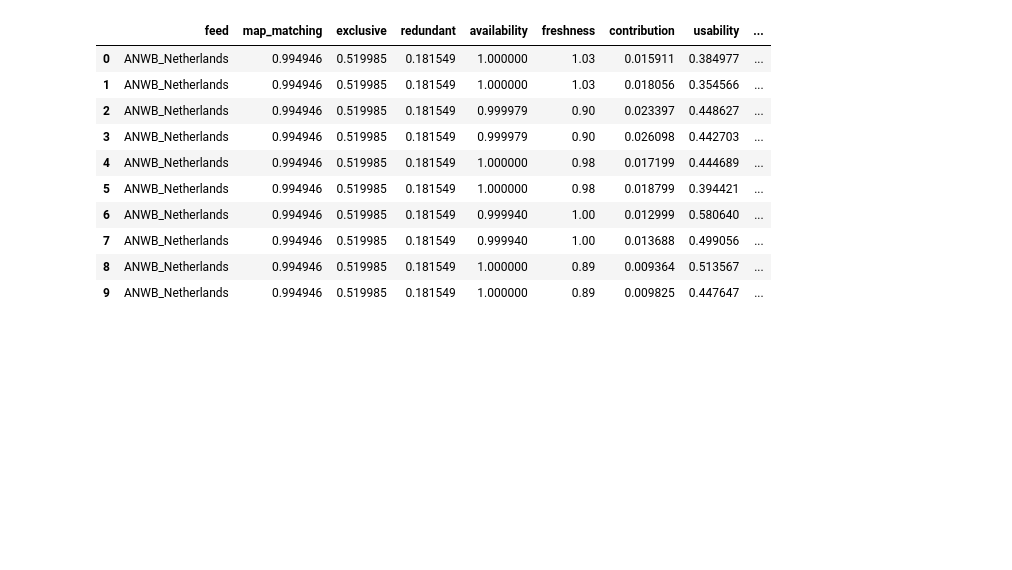
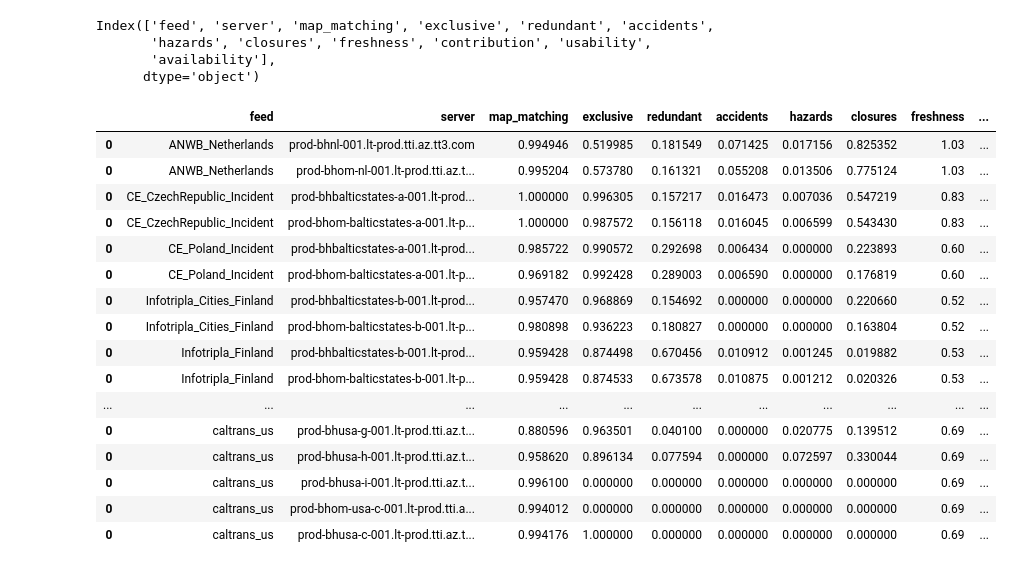
Before and after one commit to ArjanFaber-TomTom/Provider_Classification_System_Development, a Jupyter notebook: Providers_Classification.ipynb, the cells around one changed output. Cells and saved outputs as stored; diff of their text form; code cells hidden in the pictures; blank space fills up the shorter version.

```diff
--- a/Providers_Classification.ipynb
+++ b/Providers_Classification.ipynb
@@ -12,8 +12,8 @@ data_path = "./Data_Providers/"
 df_providers_class_content = pd.read_csv(data_path + 'content_overview_new_202509.csv')
 df_providers_class_service = pd.read_csv(data_path + 'service_overview_new_202509.csv')
 # %%
-df_providers_class_content = df_providers_class_content.dropna()
-df_providers_class_service = df_providers_class_service.dropna()
+df_providers_class_content = df_providers_class_content[df_providers_class_content.columns[0:-1]].dropna()
+df_providers_class_service = df_providers_class_service[df_providers_class_service.columns[0:-1]].dropna()
 # %%
 print(df_providers_class_content.describe()), print(df_providers_class_service.describe())
 # %% [output]
@@ -37,0 +74,30 @@ max               1.000000
+# %%
+df_new = pd.DataFrame()
+
+row = []
+
+for i in range(len(df_providers_class_service)):
+    for j in range(len(df_providers_class_content)):
+        if df_providers_class_content["instance"][j][0:-1] in df_providers_class_service.loc[i, "server"] and df_providers_class_content["feed"][j] == df_providers_class_service["feed"][i] and df_providers_class_content["date"][j] == df_providers_class_service["date"][i]:
+
+            # build row
+            row = {
+                "feed": df_providers_class_service.loc[i, "feed"],
+                "server": df_providers_class_service.loc[i, "server"],
+                "map_matching": df_providers_class_content.loc[j, "map_matching"],
+                "exclusive": df_providers_class_content.loc[j, "exclusive"],
+                "redundant": df_providers_class_content.loc[j, "redundant"],
+                "accidents": df_providers_class_service.loc[i, "accidents"],
+                "hazards": df_providers_class_service.loc[i, "hazards"],
+                "closures": df_providers_class_service.loc[i, "closures"],
+                "freshness": df_providers_class_service.loc[i, "freshness"],
+                "contribution": df_providers_class_service.loc[i, "contribution"],
+                "usability": df_providers_class_service.loc[i, "usability"],
+                "availability": df_providers_class_service.loc[i, "availability"],
+
+            }
+            row = pd.DataFrame([row])
+            # append row to dataframe
+            df_new = pd.concat([df_new, row])
+
+    print("cycle i:", i, " out of ", len(df_providers_class_service))
@@ -38,9 +138,4 @@ max               1.000000
 # %%
-merged_df = pd.merge(
-    df_providers_class_content,
-    df_providers_class_service,
-    on='feed',
-    how='inner'
-)
+merged_df = df_new
 merged_df.describe()
 # %% [output]
@@ -57 +151,8 @@ merged_df.describe()
+# %%
+merged_df.columns
+# %% [output]
+Index(['feed', 'server', 'map_matching', 'exclusive', 'redundant', 'accidents',
+       'hazards', 'closures', 'freshness', 'contribution', 'usability',
+       'availability'],
+      dtype='object')
 # %%
@@ -59,17 +160,23 @@ df_complete = merged_df.drop(columns= ['instance','server_x','server_y', 'countr
 # %%
-df_complete.head(10)
+merged_df.head(50)
 # %% [output]
-|  | feed | map_matching | exclusive | redundant | availability | freshness | contribution | usability | ... |
-| 0 | ANWB_Netherlands | 0.994946 | 0.519985 | 0.181549 | 1.000000 | 1.03 | 0.015911 | 0.384977 | ... |
-| 1 | ANWB_Netherlands | 0.994946 | 0.519985 | 0.181549 | 1.000000 | 1.03 | 0.018056 | 0.354566 | ... |
-| 2 | ANWB_Netherlands | 0.994946 | 0.519985 | 0.181549 | 0.999979 | 0.90 | 0.023397 | 0.448627 | ... |
-| 3 | ANWB_Netherlands | 0.994946 | 0.519985 | 0.181549 | 0.999979 | 0.90 | 0.026098 | 0.442703 | ... |
-| 4 | ANWB_Netherlands | 0.994946 | 0.519985 | 0.181549 | 1.000000 | 0.98 | 0.017199 | 0.444689 | ... |
-| 5 | ANWB_Netherlands | 0.994946 | 0.519985 | 0.181549 | 1.000000 | 0.98 | 0.018799 | 0.394421 | ... |
-| 6 | ANWB_Netherlands | 0.994946 | 0.519985 | 0.181549 | 0.999940 | 1.00 | 0.012999 | 0.580640 | ... |
-| 7 | ANWB_Netherlands | 0.994946 | 0.519985 | 0.181549 | 0.999940 | 1.00 | 0.013688 | 0.499056 | ... |
-| 8 | ANWB_Netherlands | 0.994946 | 0.519985 | 0.181549 | 1.000000 | 0.89 | 0.009364 | 0.513567 | ... |
-| 9 | ANWB_Netherlands | 0.994946 | 0.519985 | 0.181549 | 1.000000 | 0.89 | 0.009825 | 0.447647 | ... |
+|  | feed | server | map_matching | exclusive | redundant | accidents | hazards | closures | freshness | ... |
+| 0 | ANWB_Netherlands | prod-bhnl-001.lt-prod.tti.az.tt3.com | 0.994946 | 0.519985 | 0.181549 | 0.071425 | 0.017156 | 0.825352 | 1.03 | ... |
+| 0 | ANWB_Netherlands | prod-bhom-nl-001.lt-prod.tti.az.t... | 0.995204 | 0.573780 | 0.161321 | 0.055208 | 0.013506 | 0.775124 | 1.03 | ... |
+| 0 | CE_CzechRepublic_Incident | prod-bhbalticstates-a-001.lt-prod... | 1.000000 | 0.996305 | 0.157217 | 0.016473 | 0.007036 | 0.547219 | 0.83 | ... |
+| 0 | CE_CzechRepublic_Incident | prod-bhom-balticstates-a-001.lt-p... | 1.000000 | 0.987572 | 0.156118 | 0.016045 | 0.006599 | 0.543430 | 0.83 | ... |
+| 0 | CE_Poland_Incident | prod-bhbalticstates-a-001.lt-prod... | 0.985722 | 0.990572 | 0.292698 | 0.006434 | 0.000000 | 0.223893 | 0.60 | ... |
+| 0 | CE_Poland_Incident | prod-bhom-balticstates-a-001.lt-p... | 0.969182 | 0.992428 | 0.289003 | 0.006590 | 0.000000 | 0.176819 | 0.60 | ... |
+| 0 | Infotripla_Cities_Finland | prod-bhbalticstates-b-001.lt-prod... | 0.957470 | 0.968869 | 0.154692 | 0.000000 | 0.000000 | 0.220660 | 0.52 | ... |
+| 0 | Infotripla_Cities_Finland | prod-bhom-balticstates-b-001.lt-p... | 0.980898 | 0.936223 | 0.180827 | 0.000000 | 0.000000 | 0.163804 | 0.52 | ... |
+| 0 | Infotripla_Finland | prod-bhbalticstates-b-001.lt-prod... | 0.959428 | 0.874498 | 0.670456 | 0.010912 | 0.001245 | 0.019882 | 0.53 | ... |
+| 0 | Infotripla_Finland | prod-bhom-balticstates-b-001.lt-p... | 0.959428 | 0.874533 | 0.673578 | 0.010875 | 0.001212 | 0.020326 | 0.53 | ... |
+| ... | ... | ... | ... | ... | ... | ... | ... | ... | ... | ... |
+| 0 | caltrans_us | prod-bhusa-g-001.lt-prod.tti.az.t... | 0.880596 | 0.963501 | 0.040100 | 0.000000 | 0.020775 | 0.139512 | 0.69 | ... |
+| 0 | caltrans_us | prod-bhusa-h-001.lt-prod.tti.az.t... | 0.958620 | 0.896134 | 0.077594 | 0.000000 | 0.072597 | 0.330044 | 0.69 | ... |
+| 0 | caltrans_us | prod-bhusa-i-001.lt-prod.tti.az.t... | 0.996100 | 0.000000 | 0.000000 | 0.000000 | 0.000000 | 0.000000 | 0.69 | ... |
+| 0 | caltrans_us | prod-bhom-usa-c-001.lt-prod.tti.a... | 0.994012 | 0.000000 | 0.000000 | 0.000000 | 0.000000 | 0.000000 | 0.69 | ... |
+| 0 | caltrans_us | prod-bhusa-c-001.lt-prod.tti.az.t... | 0.994176 | 1.000000 | 0.000000 | 0.000000 | 0.000000 | 0.000000 | 0.69 | ... |
 # %%
 df_complete['freshness'].describe()
 # %% [output]
```
Also changed, not shown: parts of 20 cells of this notebook.
